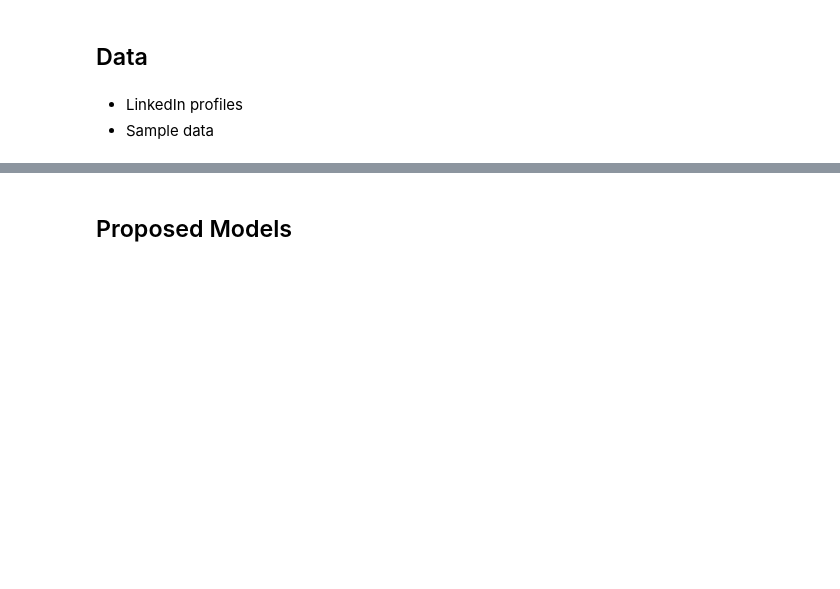
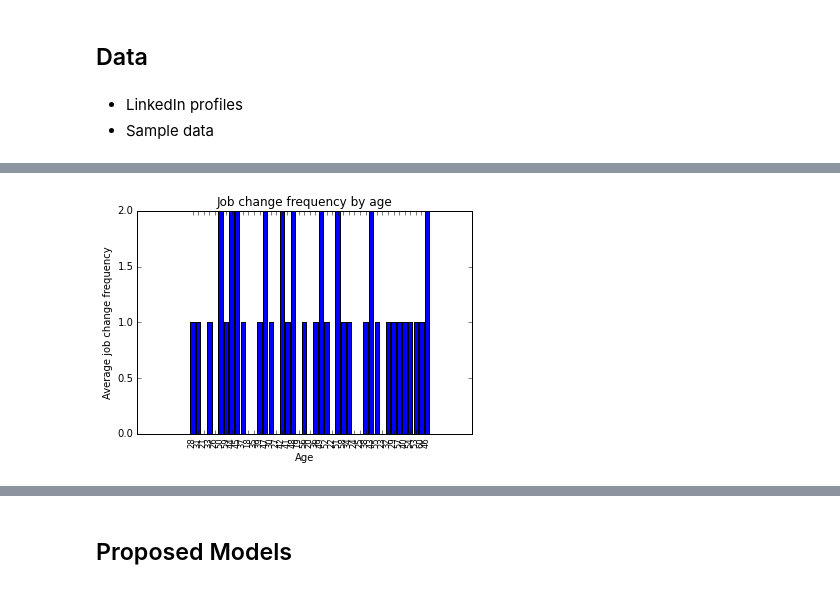
Before and after one commit to bdPractices/BData_CommunityOfPractice, a Jupyter notebook: notebookWeek1/Data Analysis Community of Practice.ipynb, the cells around one changed output, grey strips where cells are left out. Cells and saved outputs as stored; diff of their text form; code cells hidden in the pictures; blank space fills up the shorter version.

```diff
--- a/notebookWeek1/Data Analysis Community of Practice.ipynb
+++ b/notebookWeek1/Data Analysis Community of Practice.ipynb
@@ -48,0 +76,31 @@ Data Aggregation Project
+# %%
+import math
+import json
+import matplotlib.pyplot as plt
+
+json_data=open('resourcesPresentation/candidateSample.json')
+data=json.load(json_data)
+
+jobChangeFrequencies = []
+ages = []
+i = 0
+for candidate in data:
+    if candidate["age"] not in ages:
+        ages.append(candidate["age"])
+        jobChangeFrequencies.append([candidate["jobChangeFrequency"]])
+    else:
+        i = ages.index(candidate["age"])
+        jobChangeFrequencies[i].append(candidate["jobChangeFrequency"])
+
+frequencyAvg = []
+for frequency in jobChangeFrequencies:
+    frequencyAvg.append(sum(frequency)/len(frequency))
+
+plt.bar(range(len(frequencyAvg)), frequencyAvg, align='center')
+plt.xticks(range(len(ages)), ages, size='small', rotation='vertical')
+plt.title('Job change frequency by age')
+plt.ylabel('Average job change frequency')
+plt.xlabel('Age')
+plt.show()
+# %% [output]
+[figure, added]
```
Also changed, not shown: parts of 5 cells of this notebook.
